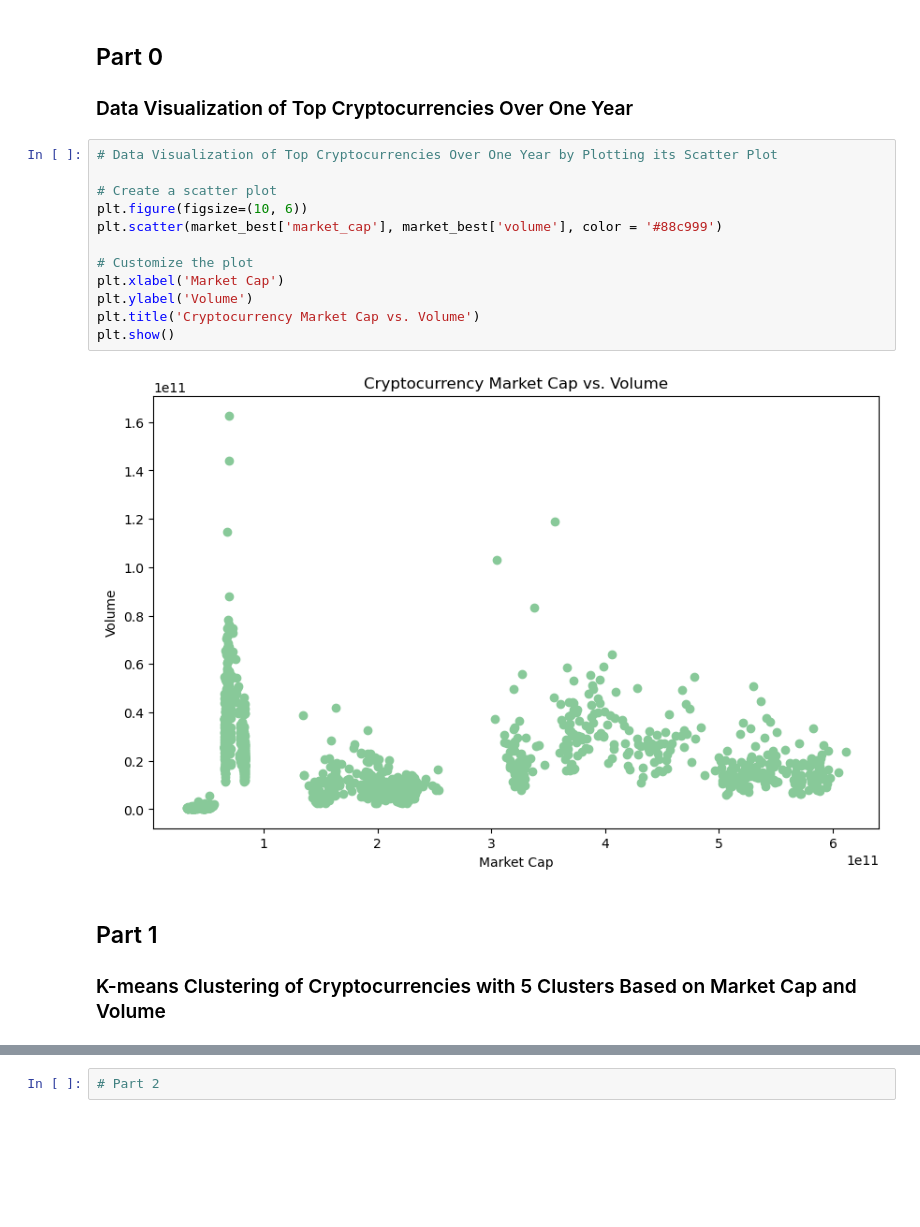
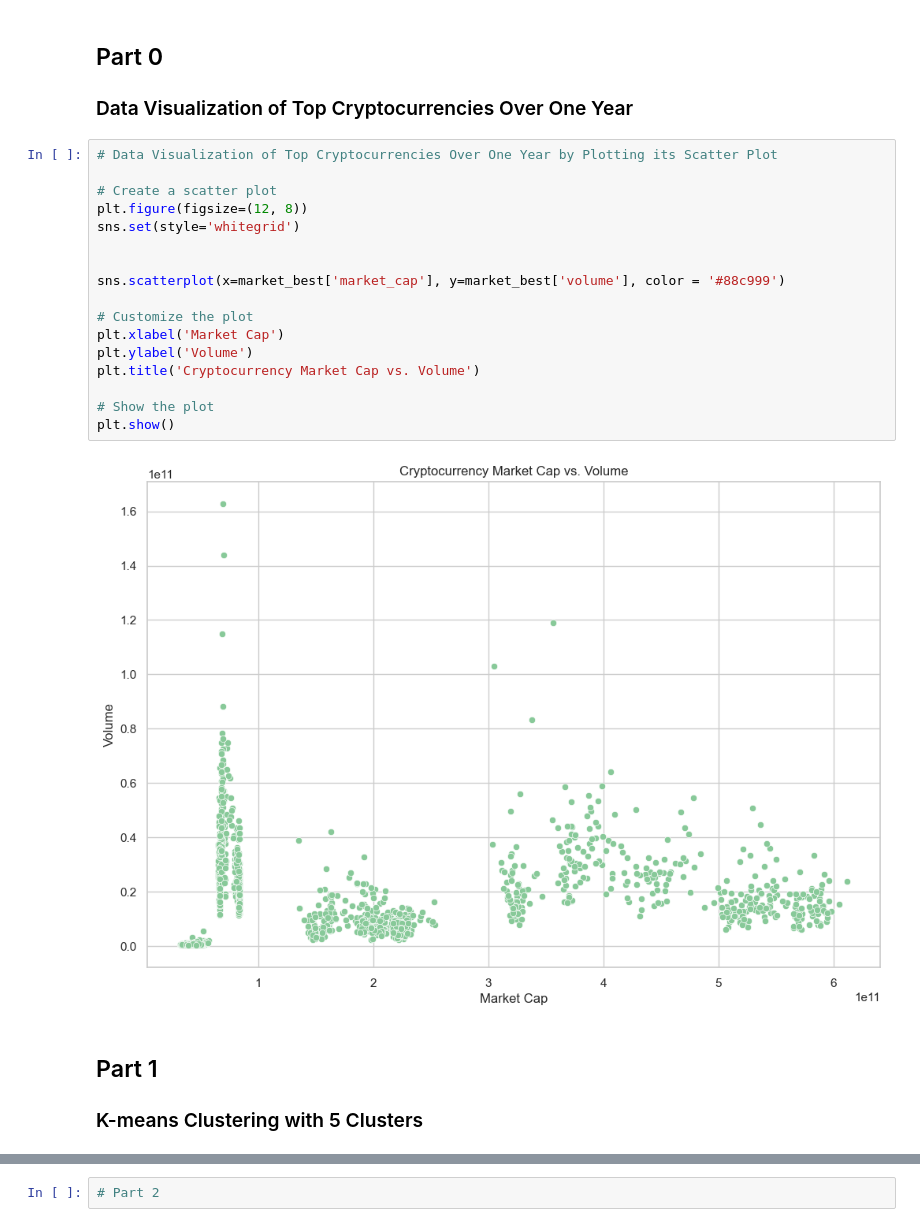
Before and after one commit to sixth-group/Faze2-FirstProject, a Jupyter notebook: section1-clustering/clustering.ipynb, the cells around one changed output, grey strips where cells are left out. Cells and saved outputs as stored; diff of their text form; blank space fills up the shorter version.

```diff
--- a/section1-clustering/clustering.ipynb
+++ b/section1-clustering/clustering.ipynb
@@ -15,18 +15,23 @@ market_best = pd.read_csv("Q1_data.csv")
 # %%
 # Data Visualization of Top Cryptocurrencies Over One Year by Plotting its Scatter Plot
 
 # Create a scatter plot
-plt.figure(figsize=(10, 6))
-plt.scatter(market_best['market_cap'], market_best['volume'], color = '#88c999')
+plt.figure(figsize=(12, 8))
+sns.set(style='whitegrid')
+
+
+sns.scatterplot(x=market_best['market_cap'], y=market_best['volume'], color = '#88c999')
 
 # Customize the plot
 plt.xlabel('Market Cap')
 plt.ylabel('Volume')
 plt.title('Cryptocurrency Market Cap vs. Volume')
+
+# Show the plot
 plt.show()
 # %% [output]
-[figure, old version]
+[figure, new version]
 # %% [markdown]
 ## Part 1
-### K-means Clustering of Cryptocurrencies with 5 Clusters Based on Market Cap and Volume
+### K-means Clustering with 5 Clusters
 # %%
```
Also changed, not shown: parts of 10 cells of this notebook.
